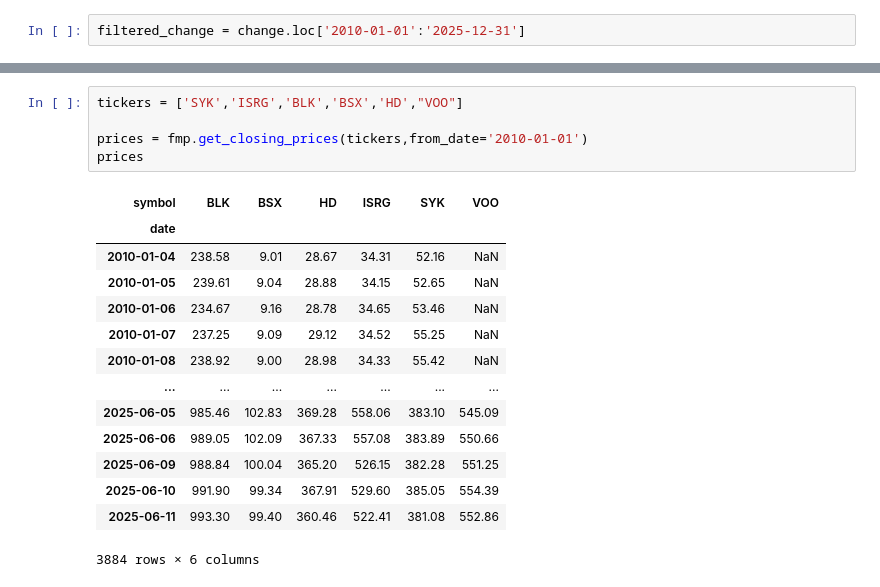
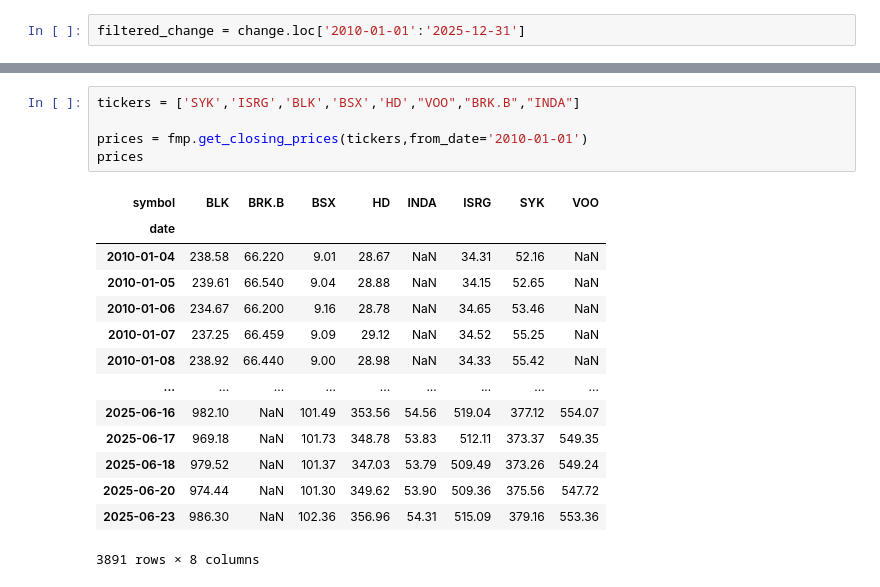
Before and after one commit to francisc112/APPLIED_FINANCE_ANALYTICS, a Jupyter notebook: Analysis.ipynb, the cells around one changed output, grey strips where cells are left out. Cells and saved outputs as stored; diff of their text form.

```diff
--- a/Analysis.ipynb
+++ b/Analysis.ipynb
@@ -72,23 +89,23 @@ max_duration
 # %%
-tickers = ['SYK','ISRG','BLK','BSX','HD',"VOO"]
+tickers = ['SYK','ISRG','BLK','BSX','HD',"VOO","BRK.B","INDA"]
 
 prices = fmp.get_closing_prices(tickers,from_date='2010-01-01')
 prices
 # %% [output]
-| symbol | BLK | BSX | HD | ISRG | SYK | VOO |
-| date |  |  |  |  |  |  |
-| 2010-01-04 | 238.58 | 9.01 | 28.67 | 34.31 | 52.16 | NaN |
-| 2010-01-05 | 239.61 | 9.04 | 28.88 | 34.15 | 52.65 | NaN |
-| 2010-01-06 | 234.67 | 9.16 | 28.78 | 34.65 | 53.46 | NaN |
-| 2010-01-07 | 237.25 | 9.09 | 29.12 | 34.52 | 55.25 | NaN |
-| 2010-01-08 | 238.92 | 9.00 | 28.98 | 34.33 | 55.42 | NaN |
-| ... | ... | ... | ... | ... | ... | ... |
-| 2025-06-05 | 985.46 | 102.83 | 369.28 | 558.06 | 383.10 | 545.09 |
-| 2025-06-06 | 989.05 | 102.09 | 367.33 | 557.08 | 383.89 | 550.66 |
-| 2025-06-09 | 988.84 | 100.04 | 365.20 | 526.15 | 382.28 | 551.25 |
-| 2025-06-10 | 991.90 | 99.34 | 367.91 | 529.60 | 385.05 | 554.39 |
-| 2025-06-11 | 993.30 | 99.40 | 360.46 | 522.41 | 381.08 | 552.86 |
+| symbol | BLK | BRK.B | BSX | HD | INDA | ISRG | SYK | VOO |
+| date |  |  |  |  |  |  |  |  |
+| 2010-01-04 | 238.58 | 66.220 | 9.01 | 28.67 | NaN | 34.31 | 52.16 | NaN |
+| 2010-01-05 | 239.61 | 66.540 | 9.04 | 28.88 | NaN | 34.15 | 52.65 | NaN |
+| 2010-01-06 | 234.67 | 66.200 | 9.16 | 28.78 | NaN | 34.65 | 53.46 | NaN |
+| 2010-01-07 | 237.25 | 66.459 | 9.09 | 29.12 | NaN | 34.52 | 55.25 | NaN |
+| 2010-01-08 | 238.92 | 66.440 | 9.00 | 28.98 | NaN | 34.33 | 55.42 | NaN |
+| ... | ... | ... | ... | ... | ... | ... | ... | ... |
+| 2025-06-16 | 982.10 | NaN | 101.49 | 353.56 | 54.56 | 519.04 | 377.12 | 554.07 |
+| 2025-06-17 | 969.18 | NaN | 101.73 | 348.78 | 53.83 | 512.11 | 373.37 | 549.35 |
+| 2025-06-18 | 979.52 | NaN | 101.37 | 347.03 | 53.79 | 509.49 | 373.26 | 549.24 |
+| 2025-06-20 | 974.44 | NaN | 101.30 | 349.62 | 53.90 | 509.36 | 375.56 | 547.72 |
+| 2025-06-23 | 986.30 | NaN | 102.36 | 356.96 | 54.31 | 515.09 | 379.16 | 553.36 |
-3884 rows × 6 columns
+3891 rows × 8 columns
 # %%
 dfs = []
 for ticker in prices.columns:
```
Also changed, not shown: parts of 13 cells of this notebook, 1 other file.
